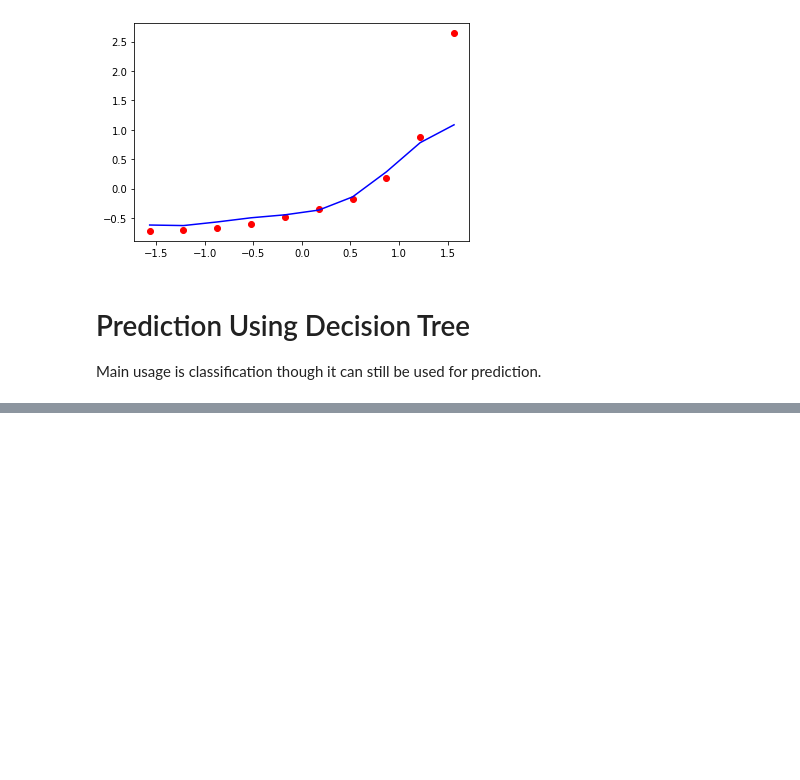
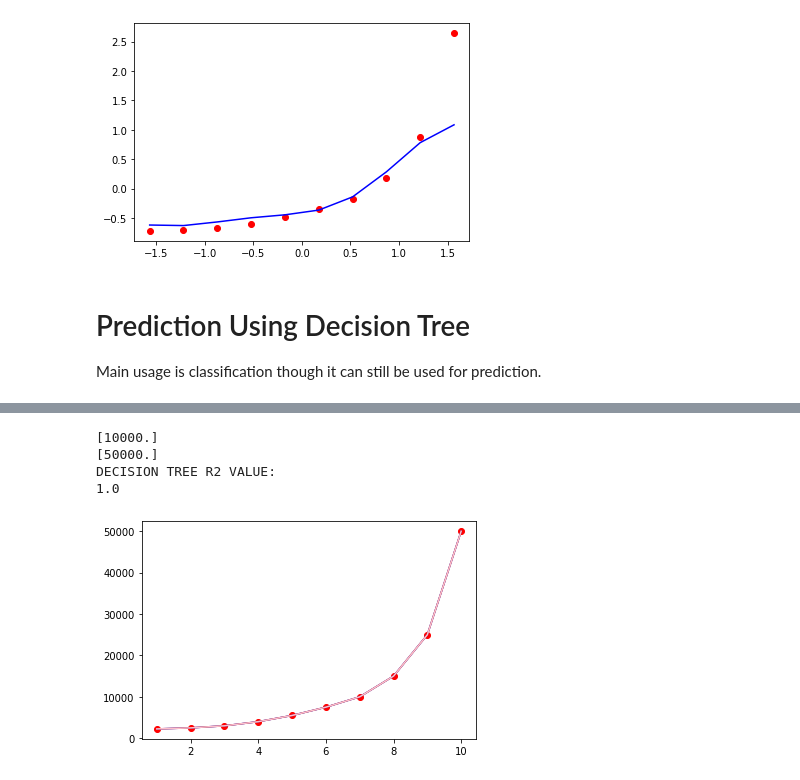
Before and after one commit to grkmkcgl/BTK-Intro-To-Machine-Learning, a Jupyter notebook: ML_BTK_3.ipynb, the cells around one changed output, grey strips where cells are left out. Saved outputs shown, nothing was run; the diff lists cells and outputs as text; code cells hidden in the pictures; blank space fills up the shorter version.

```diff
--- a/ML_BTK_3.ipynb
+++ b/ML_BTK_3.ipynb
@@ -58,3 +59,13 @@ print(svr_reg.predict([[6.6]]))
 # Prediction Using Decision Tree
 
 Main usage is classification though it can still be used for prediction.
+# %%
+uploaded = files.upload()
+data = pd.read_csv(io.BytesIO(uploaded['maaslar.txt']))
+print("Done")
+
+x = data.iloc[:,1:2]
+y = data.iloc[:,2:]
+X = x.values
+Y = y.values
+print("Numpy arrays are set.")
@@ -60,0 +77,31 @@ Main usage is classification though it can still be used for prediction.
+# %%
+from sklearn.tree import DecisionTreeRegressor
+r_dt = DecisionTreeRegressor(random_state=0)
+r_dt.fit(X, Y)
+# by using 2 new values Z and K to test tree:
+Z = X + 0.5
+K = X - 0.4
+
+plt.scatter(X, Y, color='red')
+plt.plot(X, r_dt.predict(X), color='blue')
+
+plt.plot(X, r_dt.predict(Z), color='brown')
+plt.plot(X, r_dt.predict(K), color='pink')
+# We can see that Z and K predictions are same because it's been
+# quantized to same group, decision tree can't give different results then
+# borders.
+
+print(r_dt.predict([[6.6]]))
+print(r_dt.predict([[11]]))
+
+# r^2 value for decision tree
+print("DECISION TREE R2 VALUE:")
+print(r2_score(Y, r_dt.predict(X)))
+# r2 value will be 1,
+# for decision tree r^2 will be wrong algorithm to eveluate success!
+# %% [output]
+[10000.]
+[50000.]
+DECISION TREE R2 VALUE:
+1.0
+[figure, added]
```
Also changed, not shown: parts of 9 cells of this notebook.
